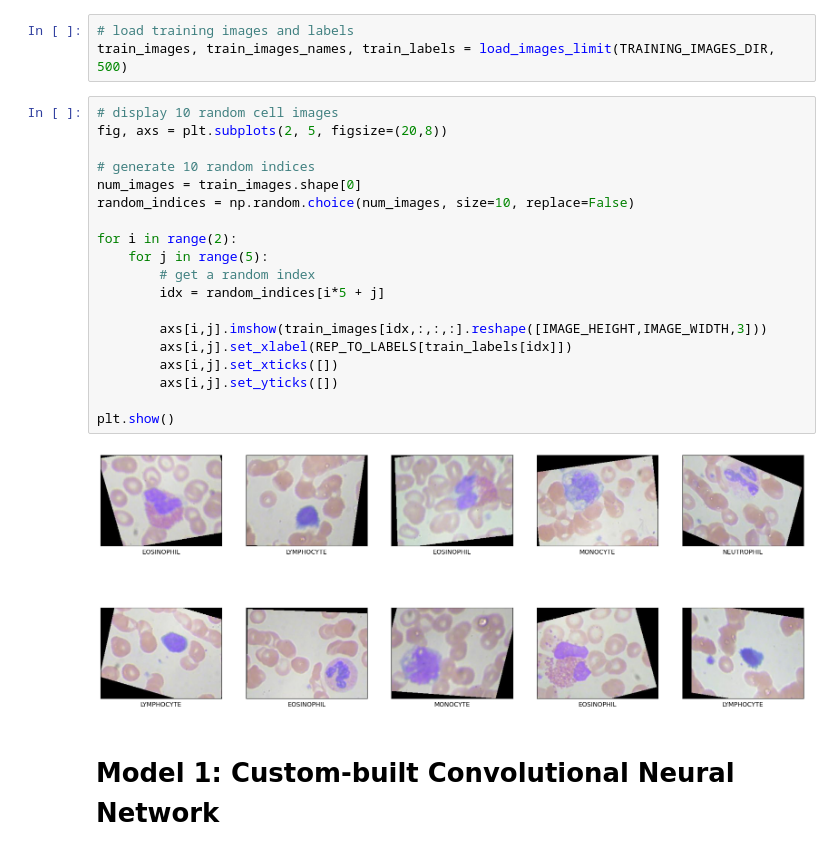
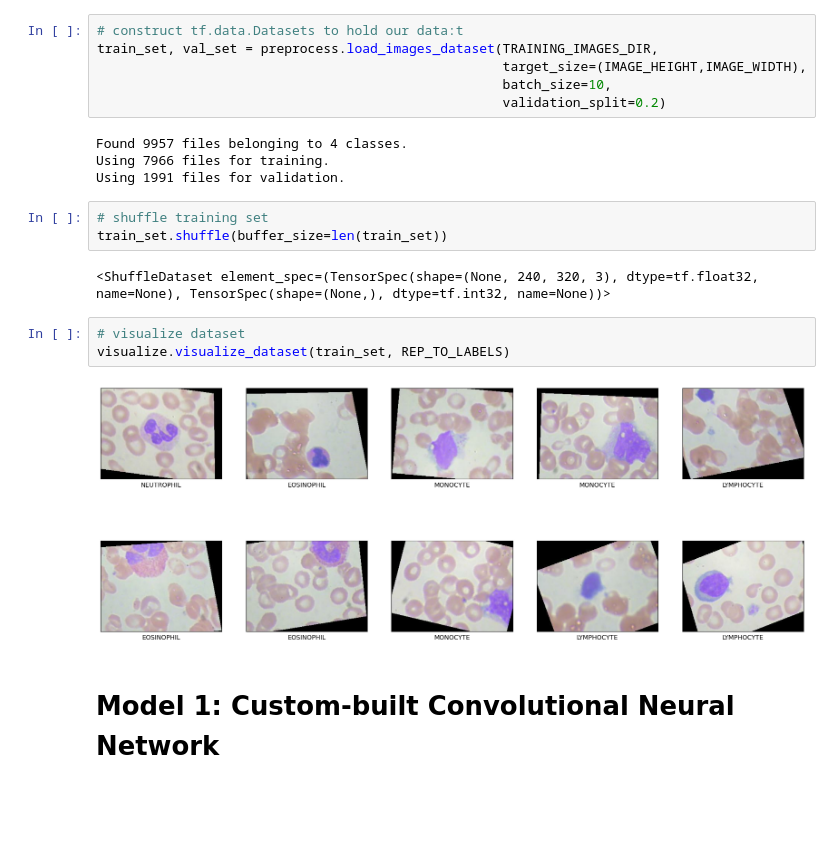
Before and after one commit to srheegit/bloodcell-classification, a Jupyter notebook: bloodcell-classification-model-built.ipynb, the cells around one changed output. Saved outputs shown, nothing was run; the diff lists cells and outputs as text; blank space fills up the shorter version.

Commit message:
Use tf.data.Dataset to load data

```diff
--- a/bloodcell-classification-model-built.ipynb
+++ b/bloodcell-classification-model-built.ipynb
@@ -91,27 +23,23 @@ def load_images_limit(dir, num_images):
 # %%
-# load training images and labels
-train_images, train_images_names, train_labels = load_images_limit(TRAINING_IMAGES_DIR, 500)
+# construct tf.data.Datasets to hold our data:t
+train_set, val_set = preprocess.load_images_dataset(TRAINING_IMAGES_DIR,
+                                                    target_size=(IMAGE_HEIGHT,IMAGE_WIDTH),
+                                                    batch_size=10,
+                                                    validation_split=0.2)
+# %% [output]
+Found 9957 files belonging to 4 classes.
+Using 7966 files for training.
+Using 1991 files for validation.
+# %%
+# shuffle training set
+train_set.shuffle(buffer_size=len(train_set))
+# %% [output]
+<ShuffleDataset element_spec=(TensorSpec(shape=(None, 240, 320, 3), dtype=tf.float32, name=None), TensorSpec(shape=(None,), dtype=tf.int32, name=None))>
 # %%
-# display 10 random cell images
-fig, axs = plt.subplots(2, 5, figsize=(20,8))
-
-# generate 10 random indices
-num_images = train_images.shape[0]
-random_indices = np.random.choice(num_images, size=10, replace=False)
-
-for i in range(2):
-    for j in range(5):
-        # get a random index
-        idx = random_indices[i*5 + j]
-
-        axs[i,j].imshow(train_images[idx,:,:,:].reshape([IMAGE_HEIGHT,IMAGE_WIDTH,3]))
-        axs[i,j].set_xlabel(REP_TO_LABELS[train_labels[idx]])
-        axs[i,j].set_xticks([])
-        axs[i,j].set_yticks([])
-
-plt.show()
+# visualize dataset
+visualize.visualize_dataset(train_set, REP_TO_LABELS)
 # %% [output]
-[figure, old version]
+[figure, new version]
 # %% [markdown]
 # Model 1: Custom-built Convolutional Neural Network
 # %%
```
Also changed, not shown: parts of 16 cells of this notebook.
